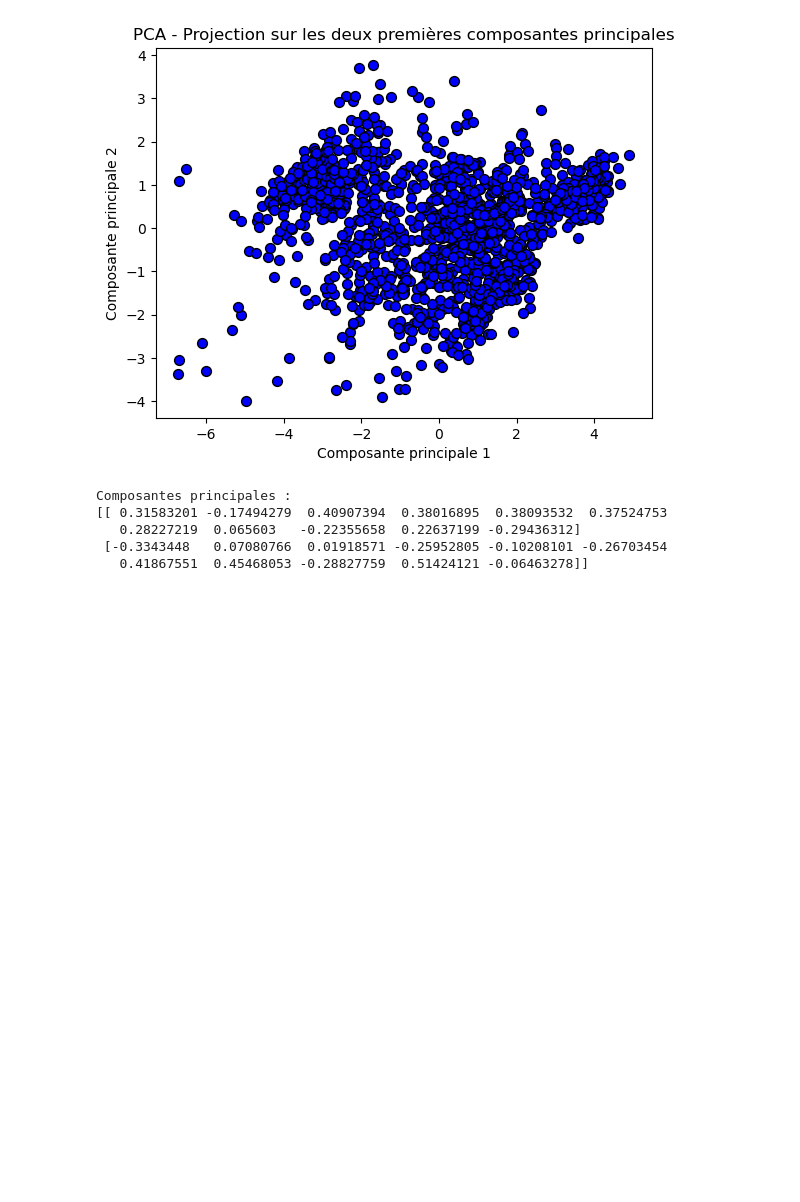
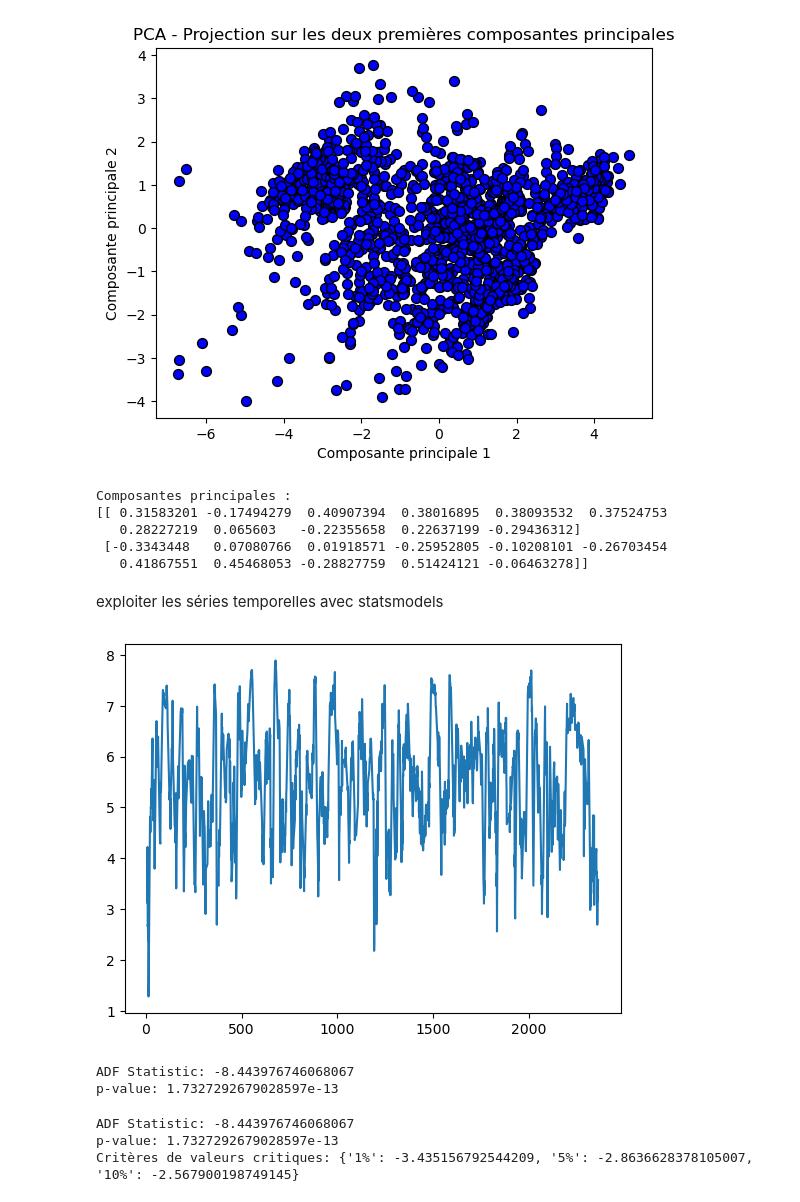
Before and after one commit to FerreJulien/Git-Analyse_du_bien_etre, a Jupyter notebook: Projets/Analyse bien etre_Anne.ipynb, the cells around one changed output. Saved outputs shown, nothing was run; the diff lists cells and outputs as text; code cells hidden in the pictures; blank space fills up the shorter version.

Commit message:
Séries temporelles - ARIMA

```diff
--- a/Projets/Analyse bien etre_Anne.ipynb
+++ b/Projets/Analyse bien etre_Anne.ipynb
@@ -747,3 +747,31 @@ Composantes principales :
    0.28227219  0.065603   -0.22355658  0.22637199 -0.29436312]
  [-0.3343448   0.07080766  0.01918571 -0.25952805 -0.10208101 -0.26703454
    0.41867551  0.45468053 -0.28827759  0.51424121 -0.06463278]]
+# %% [markdown]
+exploiter les séries temporelles avec statsmodels
+# %%
+import matplotlib.pyplot as plt
+
+df['Life Ladder'].plot()
+plt.show()
+# %% [output]
+[figure, added]
+# %%
+from statsmodels.tsa.stattools import adfuller
+
+result = adfuller(df['Life Ladder'])
+print('ADF Statistic:', result[0])
+print('p-value:', result[1])
+# %% [output]
+ADF Statistic: -8.443976746068067
+p-value: 1.7327292679028597e-13
+# %%
+# Appliquer le test de Dickey-Fuller Augmenté
+result = adfuller(df['Life Ladder'])
+print('ADF Statistic:', result[0])
+print('p-value:', result[1])
+print('Critères de valeurs critiques:', result[4])
+# %% [output]
+ADF Statistic: -8.443976746068067
+p-value: 1.7327292679028597e-13
+Critères de valeurs critiques: {'1%': -3.435156792544209, '5%': -2.8636628378105007, '10%': -2.567900198749145}
```
Also changed, not shown: parts of 10 cells of this notebook.
